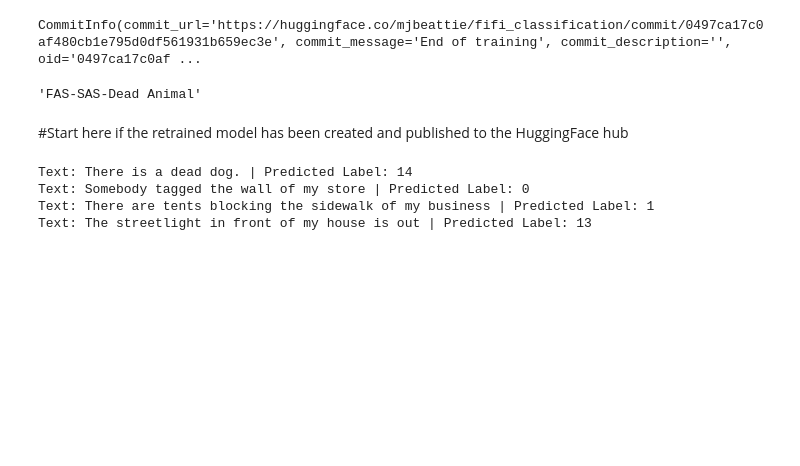
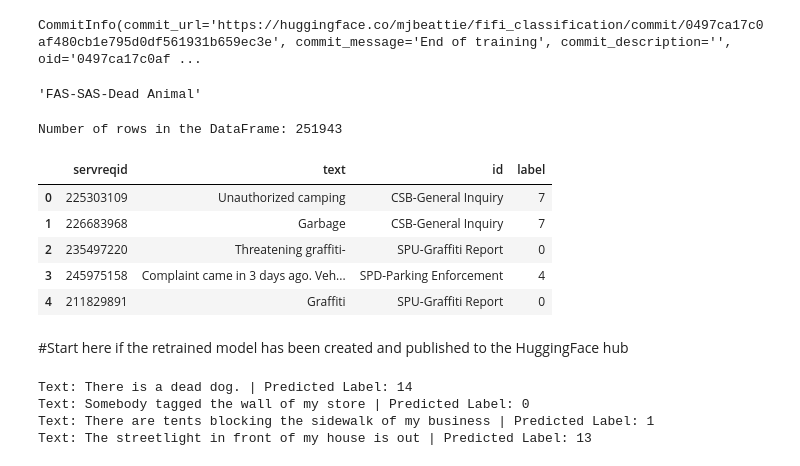
Before and after one commit to mjbeattie/seattle-service-requests, a Jupyter notebook: findit_fixit_classification.ipynb, the cells around one changed output. Cells and saved outputs as stored; diff of their text form; code cells hidden in the pictures; blank space fills up the shorter version.

```diff
--- a/findit_fixit_classification.ipynb
+++ b/findit_fixit_classification.ipynb
@@ -356,6 +356,29 @@ predicted_class_id = logits.argmax().item()
 model.config.id2label[predicted_class_id]
 # %% [output]
 'FAS-SAS-Dead Animal'
+# %%
+# Shuffle the unlabelled records and save to a new file so that it can be
+# chunked and reclassified
+file_path = ''
+unlabelledf = 'unlabelled.csv'
+
+unldf = pd.read_csv(file_path + unlabelledf)
+shuffled_unldf = unldf.sample(frac=1).reset_index(drop=True)
+savef = 'shuffled_unlabelled.csv'
+shuffled_unldf.to_csv(file_path + savef, index=False)
+
+# Count the rows in the dataset to estimate time to complete
+print("Number of rows in the DataFrame:", shuffled_unldf.shape[0])
+
+shuffled_unldf.head()
+# %% [output]
+Number of rows in the DataFrame: 251943
+|  | servreqid | text | id | label |
+| 0 | 225303109 | Unauthorized camping | CSB-General Inquiry | 7 |
+| 1 | 226683968 | Garbage | CSB-General Inquiry | 7 |
+| 2 | 235497220 | Threatening graffiti- | SPU-Graffiti Report | 0 |
+| 3 | 245975158 | Complaint came in 3 days ago. Veh... | SPD-Parking Enforcement | 4 |
+| 4 | 211829891 | Graffiti | SPU-Graffiti Report | 0 |
 # %% [markdown]
 #Start here if the retrained model has been created and published to the HuggingFace hub
 # %%
```
Also changed, not shown: parts of 5 cells of this notebook, 1 other file.
